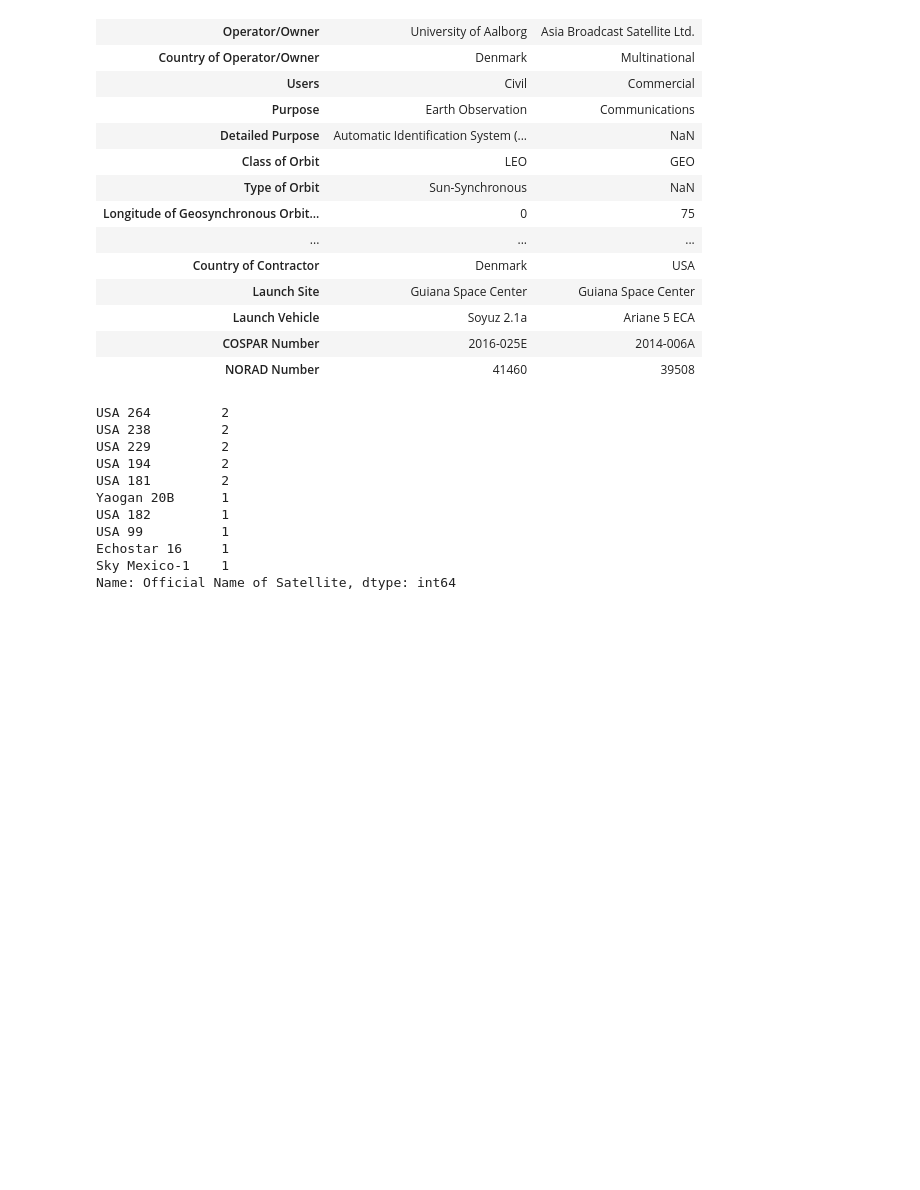
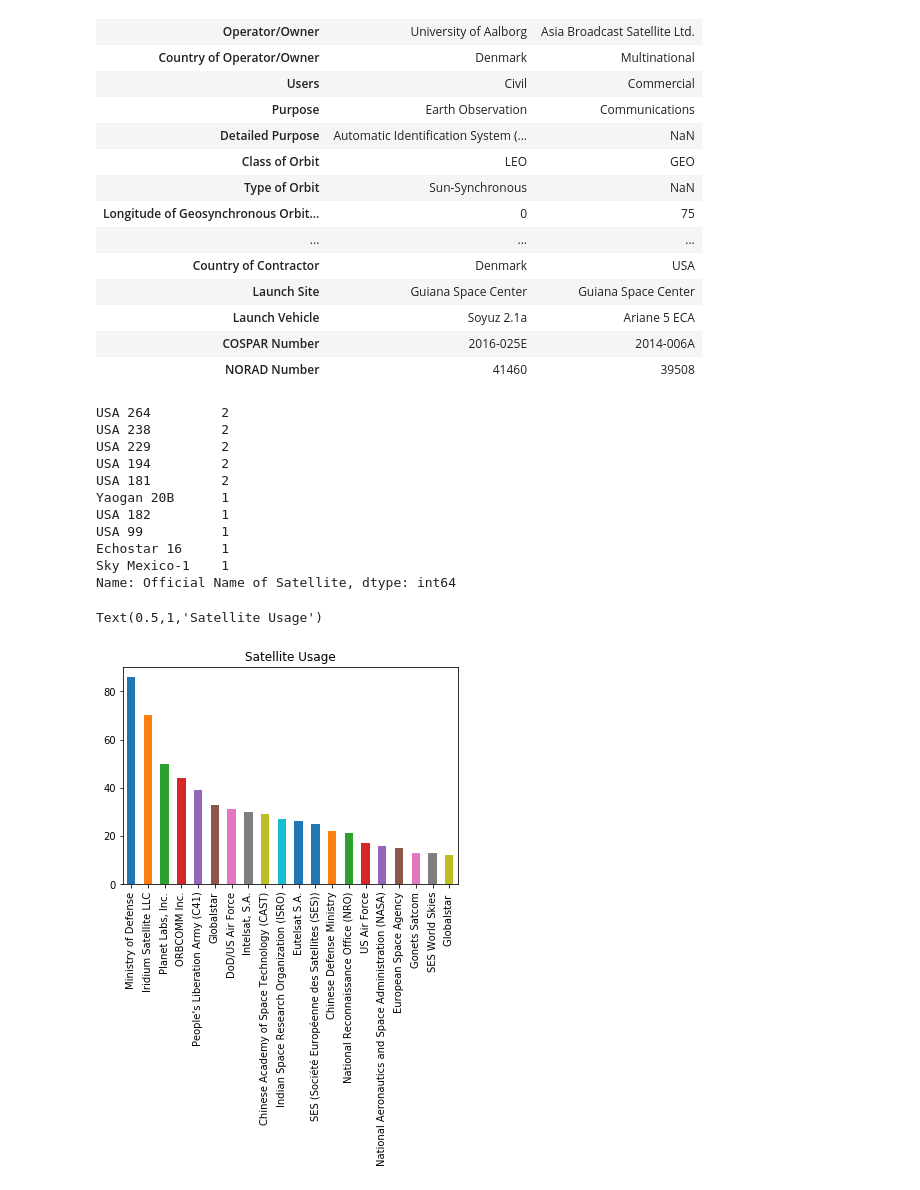
Before and after one commit to BriantOliveira/Starlink-Data-Investigation, a Jupyter notebook: notebooks/Satellites.ipynb, the cells around one changed output. Cells and saved outputs as stored; diff of their text form; code cells hidden in the pictures; blank space fills up the shorter version.

Commit message:
added plots

```diff
--- a/notebooks/Satellites.ipynb
+++ b/notebooks/Satellites.ipynb
@@ -76,3 +76,10 @@ USA 99          1
 Echostar 16     1
 Sky Mexico-1    1
 Name: Official Name of Satellite, dtype: int64
+# %%
+Owner = sat_df['Operator/Owner']
+Owner.value_counts().head(20).plot(kind='bar')
+plt.title('Satellite Usage')
+# %% [output]
+Text(0.5,1,'Satellite Usage')
+[figure, added]
```
Also changed, not shown: parts of 5 cells of this notebook.
